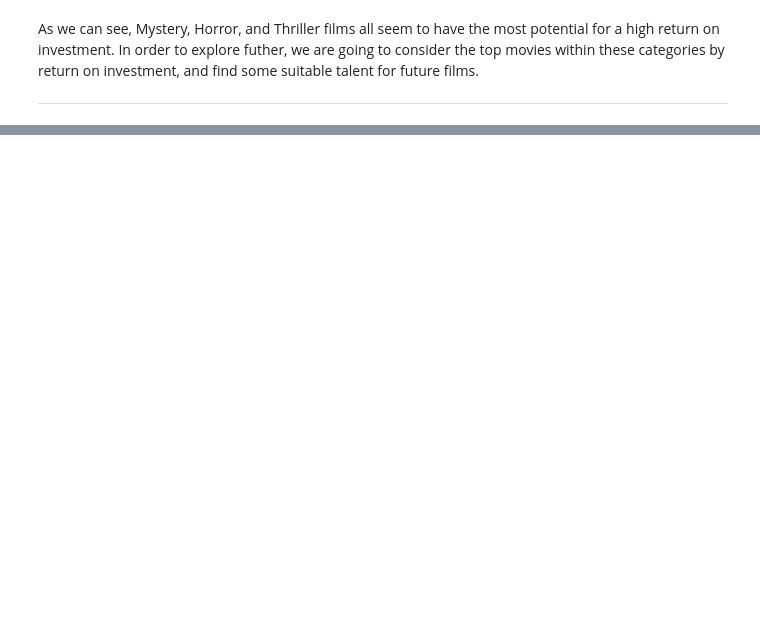
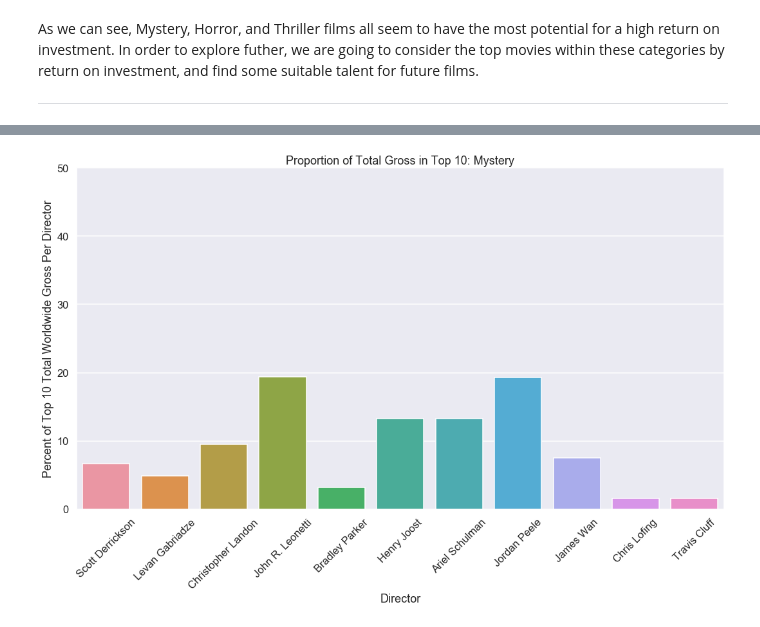
Before and after one commit to bbjornstad-flatiron/flatiron-mod1-project, a Jupyter notebook: data-analysis.ipynb, the cells around one changed output, grey strips where cells are left out. Saved outputs shown, nothing was run; the diff lists cells and outputs as text; code cells hidden in the pictures; blank space fills up the shorter version.

```diff
--- a/data-analysis.ipynb
+++ b/data-analysis.ipynb
@@ -296,0 +358,3 @@ Now, we will consider the top ten movies by return on investment within each gen
+# %%
+mystery_director_proportions = get_director_gross_percentage(mystery_top10)
+mystery_director_proportions
@@ -296,0 +453,2 @@ Now, we will consider the top ten movies by return on investment within each gen
+# %%
+mystery_director_proportions['name'] = mystery_director_proportions.index.map(lambda n: imdb_name_basics.loc[n, 'primary_name'])
@@ -296,0 +517,12 @@ Now, we will consider the top ten movies by return on investment within each gen
+# %%
+m10_fig, m10_ax = plt.subplots(figsize=(15, 10))
+sns.barplot(x=mystery_director_proportions.name, y=mystery_director_proportions.ww_gross_percent)
+m10_ax.set_ylim(0, 50)
+m10_ax.tick_params(axis='x', labelrotation=45.0)
+m10_ax.set_title('Proportion of Total Gross in Top 10: Mystery')
+m10_ax.set_ylabel('Percent of Top 10 Total Worldwide Gross Per Director')
+m10_ax.set_xlabel('Director')
+plt.tight_layout()
+plt.savefig('plots/mystery-top10-gross.png', format='png')
+# %% [output]
+[figure, added]
```
Also changed, not shown: parts of 59 cells of this notebook, 16 other files.
